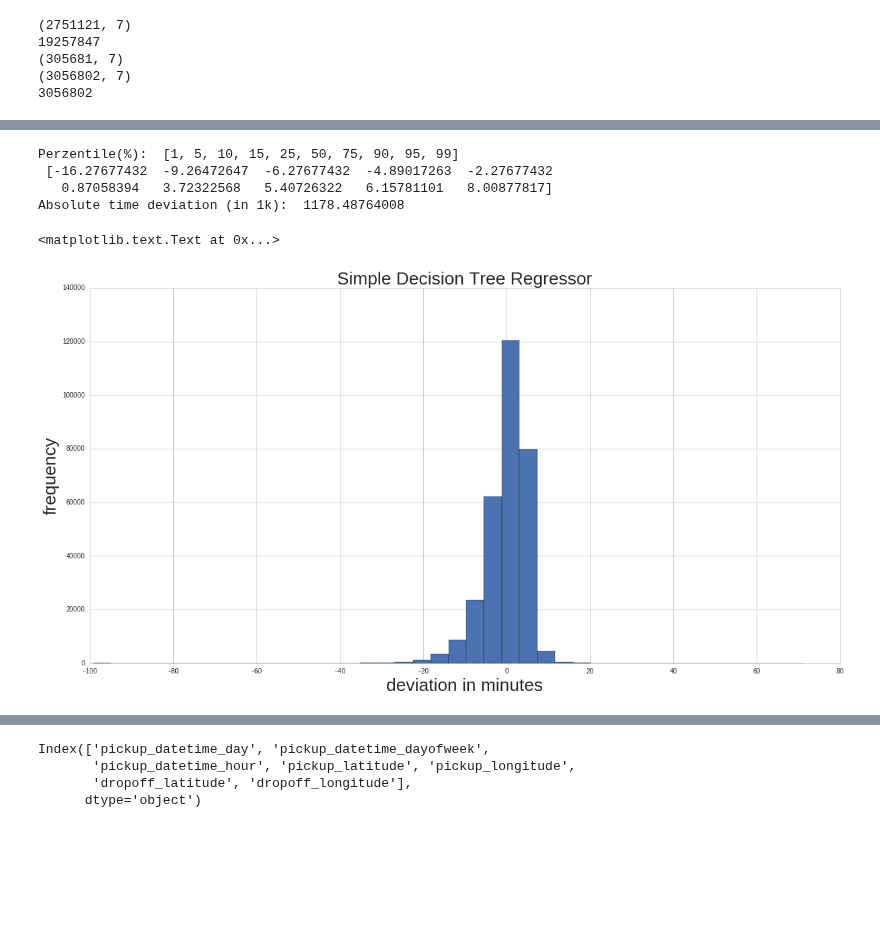
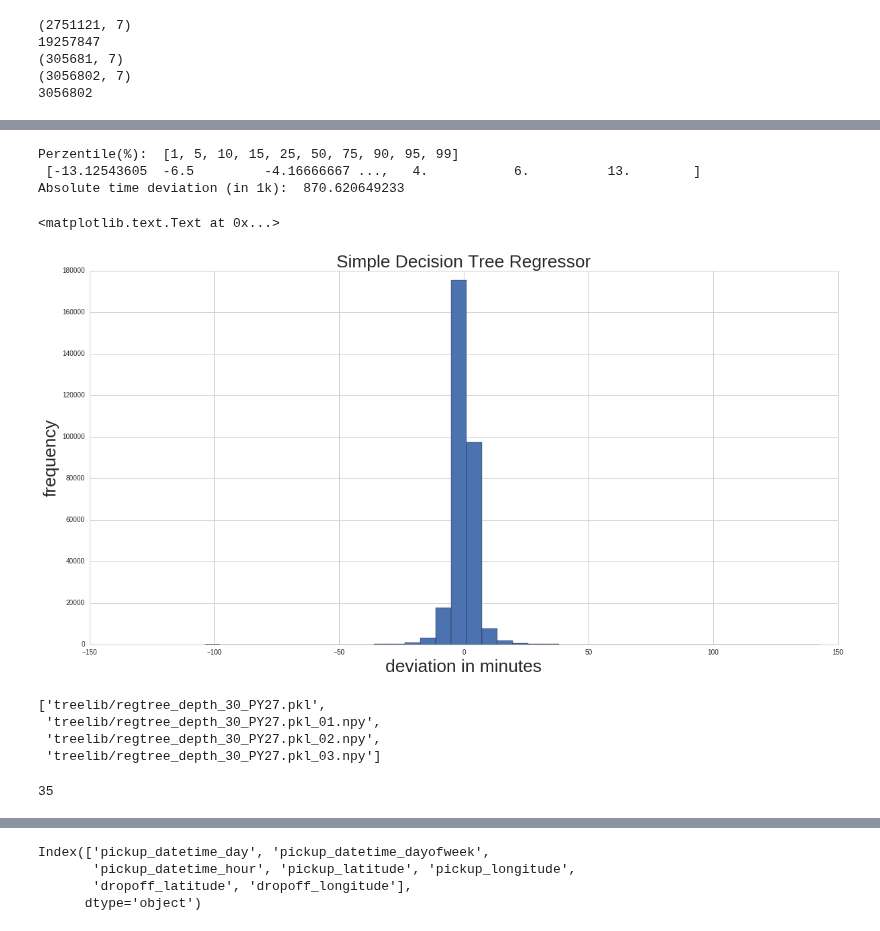
Before and after one commit to nikhase/nyc-taxi, a Jupyter notebook: weeklyAnalysis.ipynb, the cells around one changed output, grey strips where cells are left out. Cells and saved outputs as stored; diff of their text form; code cells hidden in the pictures; blank space fills up the shorter version.

Commit message:
Ceiled the predictions to full minutes. Trained trees with depth 30 with much better results. But is depth 30 reasonable? Can one interpret it?

```diff
--- a/weeklyAnalysis.ipynb
+++ b/weeklyAnalysis.ipynb
@@ -908,8 +908,8 @@ import matplotlib.pyplot as plt
 #print("* features:", features, sep="\n")
 
 
-regtree = DecisionTreeRegressor(min_samples_split=3, random_state=99, max_depth=10)# try 6,7,8,9,10,...
-                                                                                     # random states: 99,
+regtree = DecisionTreeRegressor(min_samples_split=3, random_state=99, max_depth=30)# formerly 10. 10 is reasonable
+                                                                                     # random states: 99
 regtree.fit(X_train, y_train)
 # %% [output]
 Automatically created module for IPython interactive environment
@@ -954,21 +954,32 @@ print(rd_regtree.score(X_test, y_test))
 # %%
 y_pred = regtree.predict(X_test)
-np.linalg.norm(y_pred-y_test)
+np.linalg.norm(np.ceil(y_pred)-y_test)
 diff = (y_pred-y_test)
 # plt.figure(figsize=(12,10)) # not needed. set values globally
 plt.hist(diff.values, bins=40)
 print('Perzentile(%): ', [1,5,10,15,25,50,75,90,95,99], '\n', np.percentile(diff.values, [1,5,10,15,25,50,75,90,95,99]))
 print('Absolute time deviation (in 1k): ', sum(abs(diff))/1000)
 plt.title('Simple Decision Tree Regressor')
 plt.xlabel('deviation in minutes')
 plt.ylabel('frequency')
 # %% [output]
 Perzentile(%):  [1, 5, 10, 15, 25, 50, 75, 90, 95, 99]
- [-16.27677432  -9.26472647  -6.27677432  -4.89017263  -2.27677432
-   0.87058394   3.72322568   5.40726322   6.15781101   8.00877817]
-Absolute time deviation (in 1k):  1178.48764008
+ [-13.12543605  -6.5         -4.16666667 ...,   4.           6.          13.        ]
+Absolute time deviation (in 1k):  870.620649233
 <matplotlib.text.Text at 0x...>
-[figure, old version]
+[figure, new version]
+# %%
+from sklearn.externals import joblib
+joblib.dump(regtree, 'treelib/regtree_depth_30_PY27.pkl', protocol=2)
+# %% [output]
+['treelib/regtree_depth_30_PY27.pkl',
+ 'treelib/regtree_depth_30_PY27.pkl_01.npy',
+ 'treelib/regtree_depth_30_PY27.pkl_02.npy',
+ 'treelib/regtree_depth_30_PY27.pkl_03.npy']
+# %%
+regtree.tree_.max_depth
+# %% [output]
+35
 # %%
 y_pred = rd_regtree.predict(X_test)
 np.linalg.norm(y_pred-y_test)
```
Also changed, not shown: parts of 9 cells of this notebook.
